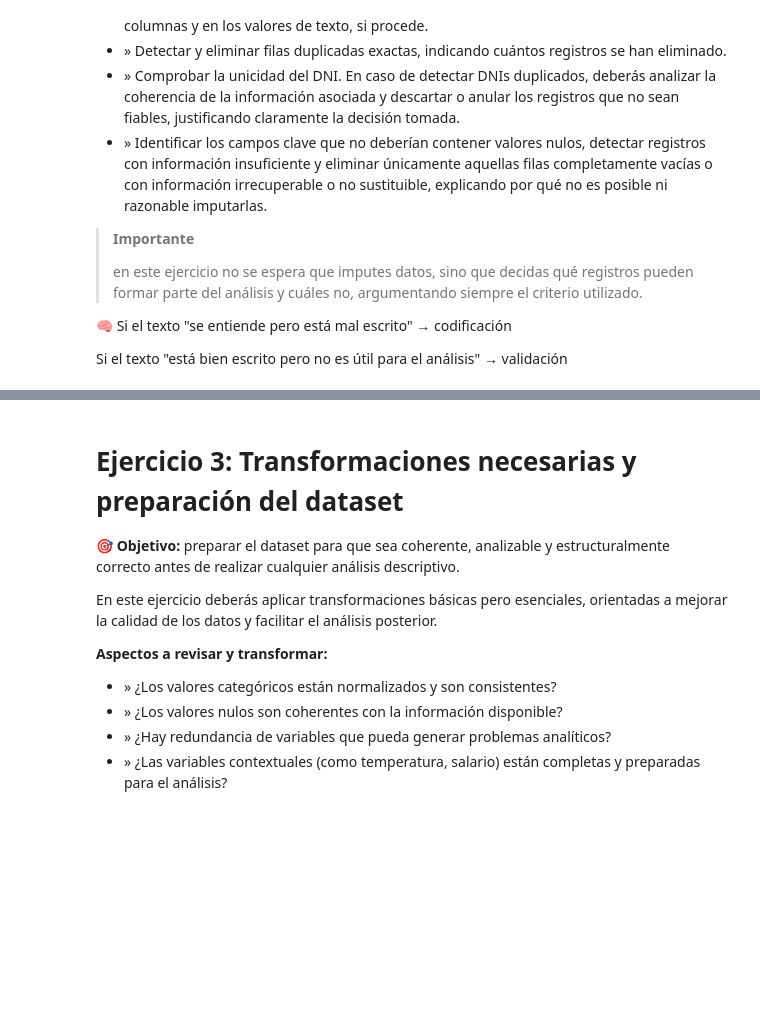
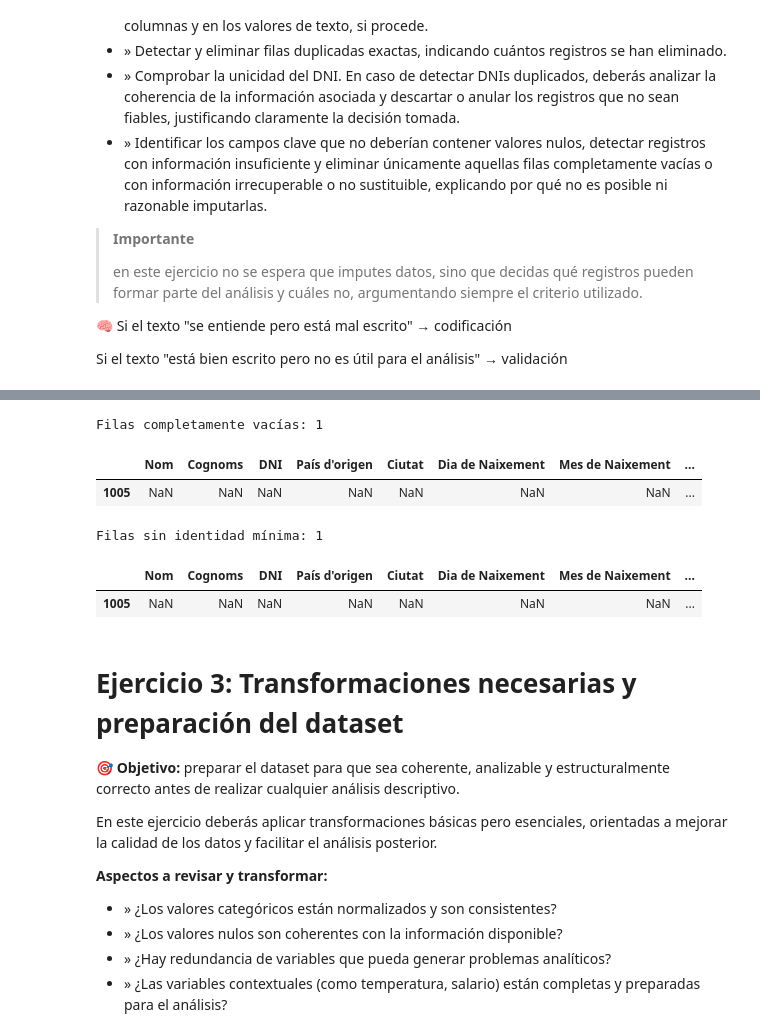
Before and after one commit to AlejandroNPereyra/Sprint-8---Data-Analysis, a Jupyter notebook: Sprint_8.ipynb, the cells around one changed output, grey strips where cells are left out. Drawn from its saved outputs; the diff is of its cells as text; code cells hidden in the pictures; blank space fills up the shorter version.

```diff
--- a/Sprint_8.ipynb
+++ b/Sprint_8.ipynb
@@ -292,3 +298,21 @@ Si el texto "está bien escrito pero no es útil para el análisis" → validaci
+# %%
+# Filas completamente vacías (todas las columnas NaN)
+vacias = encuesta.isna().all(axis=1)
+print("Filas completamente vacías:", vacias.sum())
+display(encuesta[vacias])
+
+# Filas basura: sin Nom ni Cognoms ni DNI válido
+# (la fila con ???, ###, XXXX, Narnia...)
+sin_identidad = encuesta['Nom'].isna() | encuesta['Cognoms'].isna() | encuesta['DNI'].isna()
+print("\nFilas sin identidad mínima:", sin_identidad.sum())
+display(encuesta[sin_identidad])
+# %% [output]
+Filas completamente vacías: 1
+|  | Nom | Cognoms | DNI | País d'origen | Ciutat | Dia de Naixement | Mes de Naixement | ... |
+| 1005 | NaN | NaN | NaN | NaN | NaN | NaN | NaN | ... |
+Filas sin identidad mínima: 1
+|  | Nom | Cognoms | DNI | País d'origen | Ciutat | Dia de Naixement | Mes de Naixement | ... |
+| 1005 | NaN | NaN | NaN | NaN | NaN | NaN | NaN | ... |
 # %% [markdown]
 # Ejercicio 3: Transformaciones necesarias y preparación del dataset
 
```
Also changed, not shown: parts of 10 cells of this notebook.
